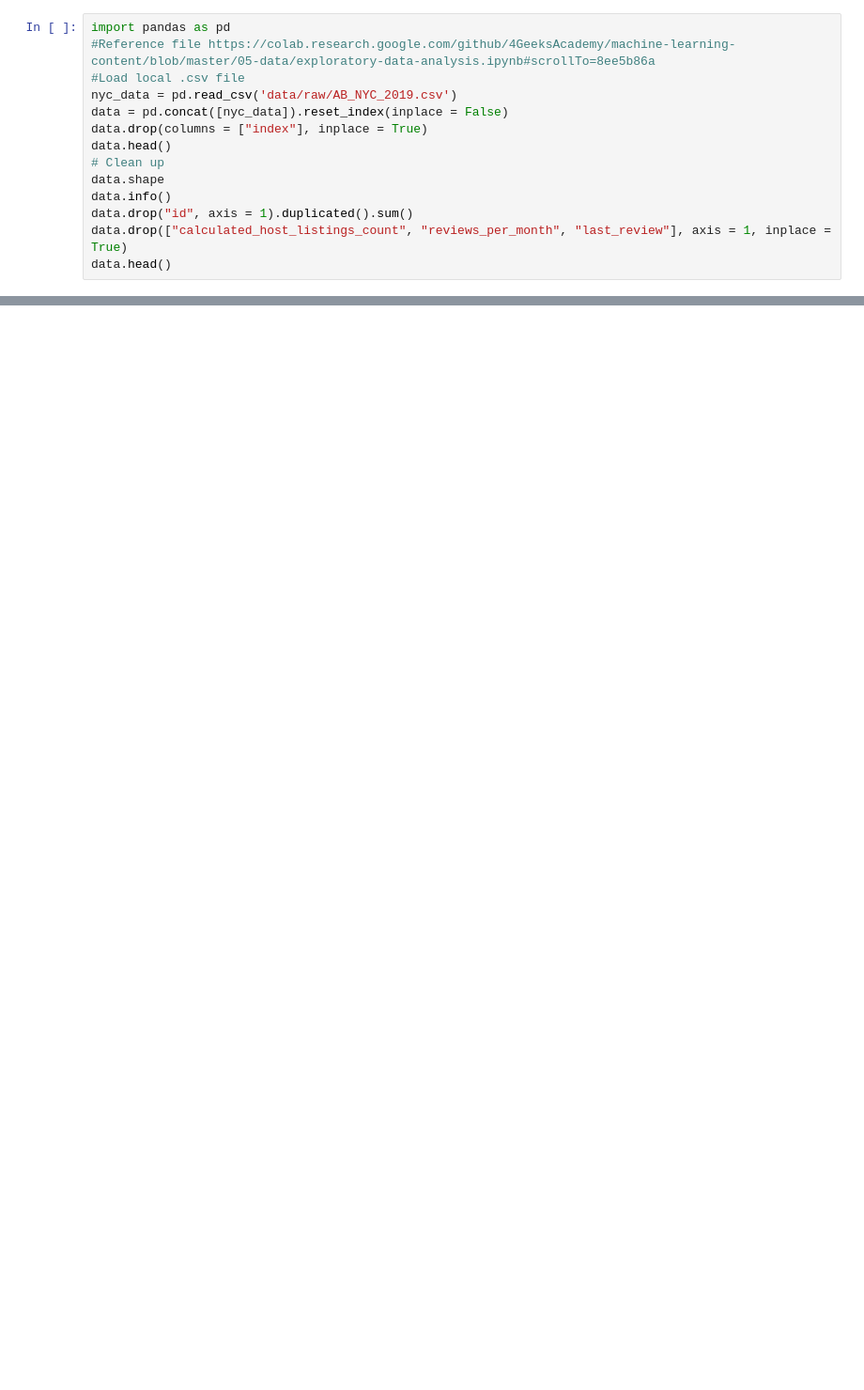
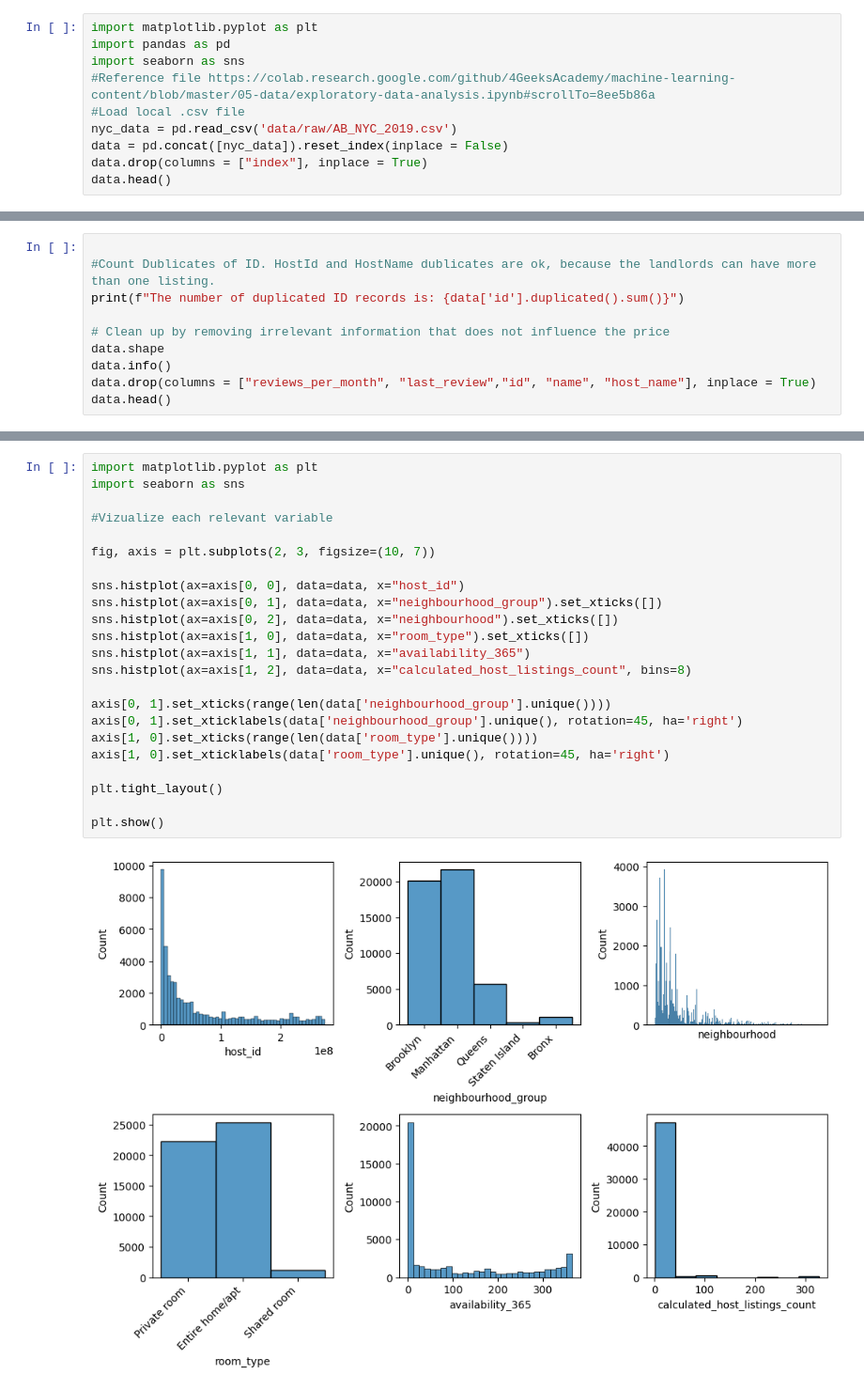
Before and after one commit to julfom/data-preprocessing-project-tutorial_if, a Jupyter notebook: notebook.ipynb, the cells around one changed output, grey strips where cells are left out. Shown at 94% size. Drawn from its saved outputs; the diff is of its cells as text; blank space fills up the shorter version.

```diff
--- a/notebook.ipynb
+++ b/notebook.ipynb
@@ -1,15 +3,11 @@
 # %%
+import matplotlib.pyplot as plt
 import pandas as pd
+import seaborn as sns
 #Reference file https://colab.research.google.com/github/4GeeksAcademy/machine-learning-content/blob/master/05-data/exploratory-data-analysis.ipynb#scrollTo=8ee5b86a
 #Load local .csv file
 nyc_data = pd.read_csv('data/raw/AB_NYC_2019.csv')
 data = pd.concat([nyc_data]).reset_index(inplace = False)
 data.drop(columns = ["index"], inplace = True)
 data.head()
-# Clean up
-data.shape
-data.info()
-data.drop("id", axis = 1).duplicated().sum()
-data.drop(["calculated_host_listings_count", "reviews_per_month", "last_review"], axis = 1, inplace = True)
-data.head()
 # %% [output]
@@ -36,3 +17,13 @@ memory usage: 6.0+ MB
 | 2 | 3647 | THE VILLAGE OF HARLEM....NEW YORK ! | 4632 | Elisabeth | Manhattan | Harlem | 40.80902 | -73.94190 | ... |
 | 3 | 3831 | Cozy Entire Floor of Brownstone | 4869 | LisaRoxanne | Brooklyn | Clinton Hill | 40.68514 | -73.95976 | ... |
 | 4 | 5022 | Entire Apt: Spacious Studio/Loft ... | 7192 | Laura | Manhattan | East Harlem | 40.79851 | -73.94399 | ... |
+# %%
+
+#Count Dublicates of ID. HostId and HostName dublicates are ok, because the landlords can have more than one listing.
+print(f"The number of duplicated ID records is: {data['id'].duplicated().sum()}")
+
+# Clean up by removing irrelevant information that does not influence the price
+data.shape
+data.info()
+data.drop(columns = ["reviews_per_month", "last_review","id", "name", "host_name"], inplace = True)
+data.head()
@@ -38,0 +54,25 @@ memory usage: 6.0+ MB
+# %%
+import matplotlib.pyplot as plt
+import seaborn as sns
+
+#Vizualize each relevant variable
+
+fig, axis = plt.subplots(2, 3, figsize=(10, 7))
+
+sns.histplot(ax=axis[0, 0], data=data, x="host_id")
+sns.histplot(ax=axis[0, 1], data=data, x="neighbourhood_group").set_xticks([])
+sns.histplot(ax=axis[0, 2], data=data, x="neighbourhood").set_xticks([])
+sns.histplot(ax=axis[1, 0], data=data, x="room_type").set_xticks([])
+sns.histplot(ax=axis[1, 1], data=data, x="availability_365")
+sns.histplot(ax=axis[1, 2], data=data, x="calculated_host_listings_count", bins=8)
+
+axis[0, 1].set_xticks(range(len(data['neighbourhood_group'].unique())))
+axis[0, 1].set_xticklabels(data['neighbourhood_group'].unique(), rotation=45, ha='right')
+axis[1, 0].set_xticks(range(len(data['room_type'].unique())))
+axis[1, 0].set_xticklabels(data['room_type'].unique(), rotation=45, ha='right')
+
+plt.tight_layout()
+
+plt.show()
+# %% [output]
+[figure, added]
```
Also changed, not shown: parts of 26 cells of this notebook, 4 other files.
